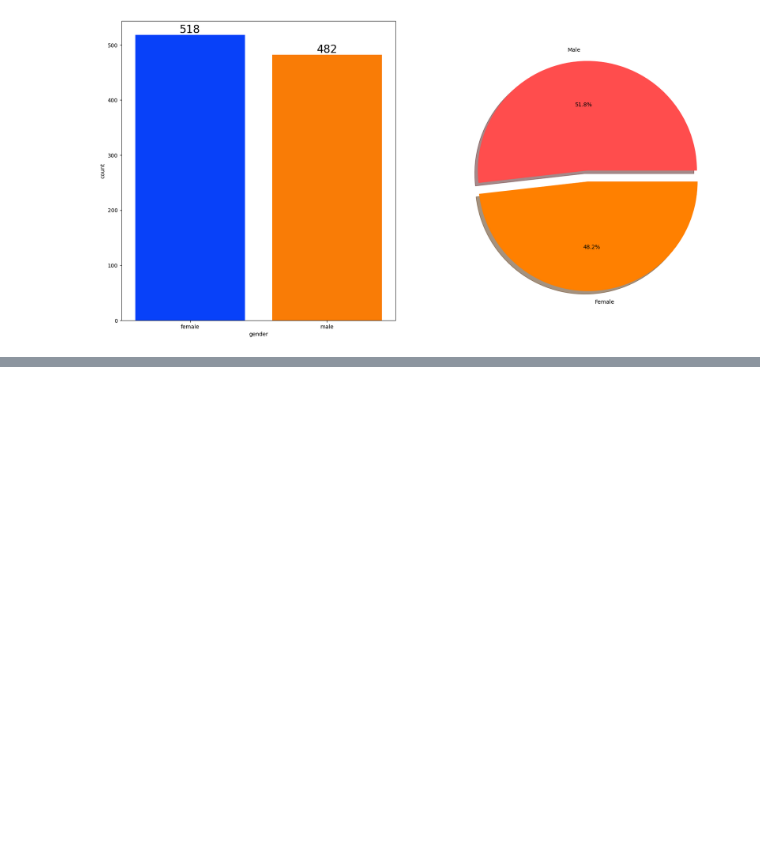
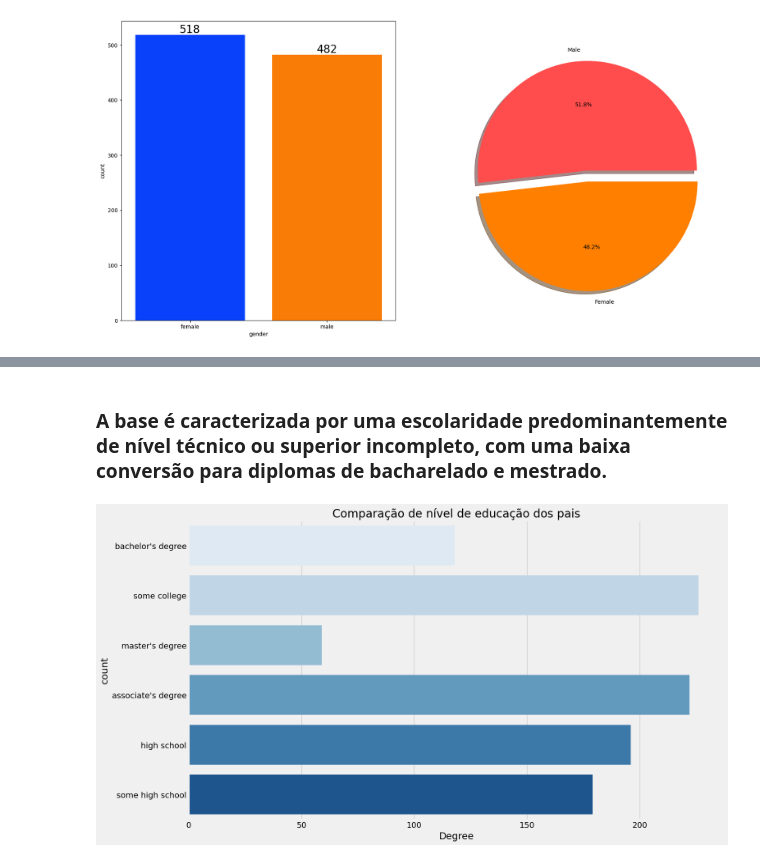
Before and after one commit to Gabrielxdev/ML_Project, a Jupyter notebook: notebook/EDA.ipynb, the cells around one changed output, grey strips where cells are left out. Cells and saved outputs as stored; diff of their text form; code cells hidden in the pictures; blank space fills up the shorter version.

```diff
--- a/notebook/EDA.ipynb
+++ b/notebook/EDA.ipynb
@@ -482,0 +567,12 @@ plt.show()
+# %% [markdown]
+### A base é caracterizada por uma escolaridade predominantemente de nível técnico ou superior incompleto, com uma baixa conversão para diplomas de bacharelado e mestrado.
+# %%
+plt.rcParams['figure.figsize'] = (15, 9)
+plt.style.use('fivethirtyeight')
+sns.countplot(df['parental_level_of_education'], palette = 'Blues')
+plt.title('Comparação de nível de educação dos pais', fontweight = 30, fontsize = 20)
+plt.xlabel('Degree')
+plt.ylabel('count')
+plt.show()
+# %% [output]
+[figure, added]
```
Also changed, not shown: parts of 21 cells of this notebook.
